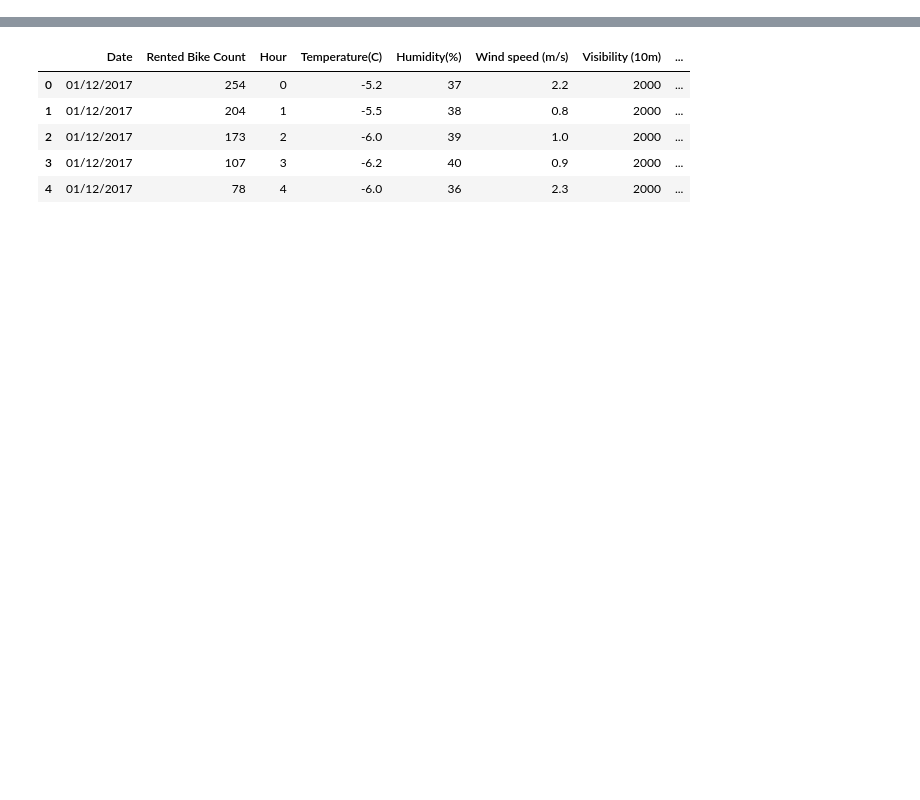
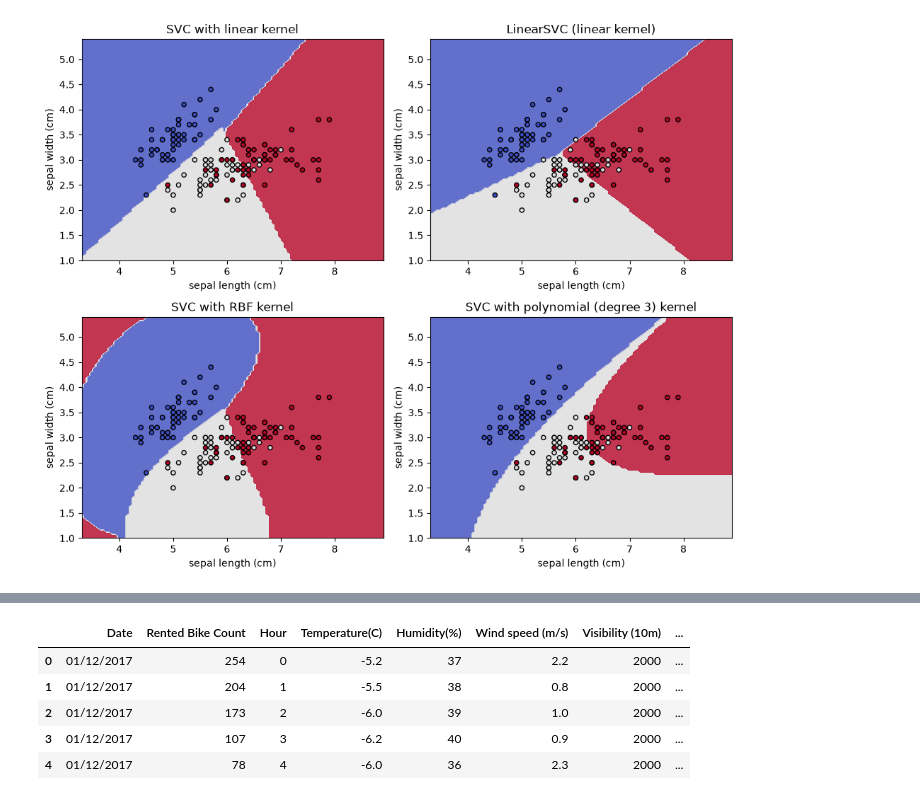
Before and after one commit to pedrojscardoso/MEEC_ISE_UALG_Machine-Learning-and-Optimization, a Jupyter notebook: 2-ML/17-SVM.ipynb, the cells around one changed output, grey strips where cells are left out. Cells and saved outputs as stored; diff of their text form; code cells hidden in the pictures; blank space fills up the shorter version.

```diff
--- a/2-ML/17-SVM.ipynb
+++ b/2-ML/17-SVM.ipynb
@@ -75,0 +55,45 @@ Let us start by loading the dataset into a pandas dataframe.
+# %%
+import matplotlib.pyplot as plt
+from matplotlib.colors import ListedColormap
+from sklearn.inspection import DecisionBoundaryDisplay
+from sklearn.svm import LinearSVC
+
+X2 = iris.data[:, :2]
+y = iris.target
+
+models = (
+    SVC(kernel="linear", C=1),
+    LinearSVC(C=1, max_iter=10_000),
+    SVC(kernel="rbf", gamma=0.7, C=1),
+    SVC(kernel="poly", degree=3, gamma="auto", C=1),
+)
+titles = (
+    "SVC with linear kernel",
+    "LinearSVC (linear kernel)",
+    "SVC with RBF kernel",
+    "SVC with polynomial (degree 3) kernel",
+)
+
+fig, axes = plt.subplots(2, 2, figsize=(10, 8))
+for clf, title, ax in zip(models, titles, axes.ravel()):
+    clf.fit(X2, y)
+    disp = DecisionBoundaryDisplay.from_estimator(
+        clf,
+        X2,
+        response_method="predict",
+        multiclass_colors="coolwarm",
+        alpha=0.8,
+        ax=ax,
+        xlabel=iris.feature_names[0],
+        ylabel=iris.feature_names[1],
+    )
+    ax.scatter(
+        X2[:, 0], X2[:, 1], c=y,
+        cmap=ListedColormap(disp.multiclass_colors_),
+        s=20, edgecolors="k",
+    )
+    ax.set_title(title)
+
+fig.tight_layout()
+# %% [output]
+[figure, added]
```
Also changed, not shown: parts of 52 cells of this notebook.
